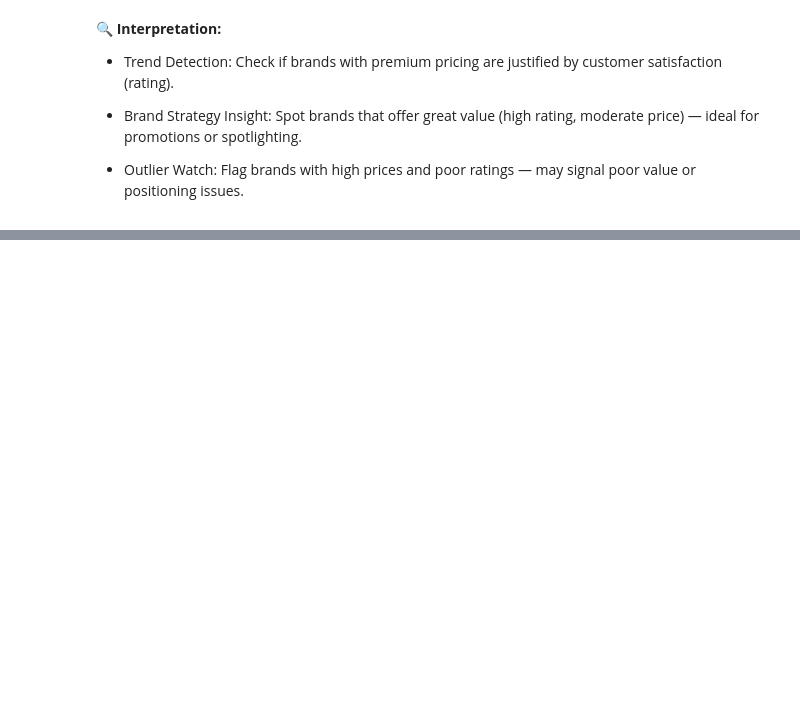
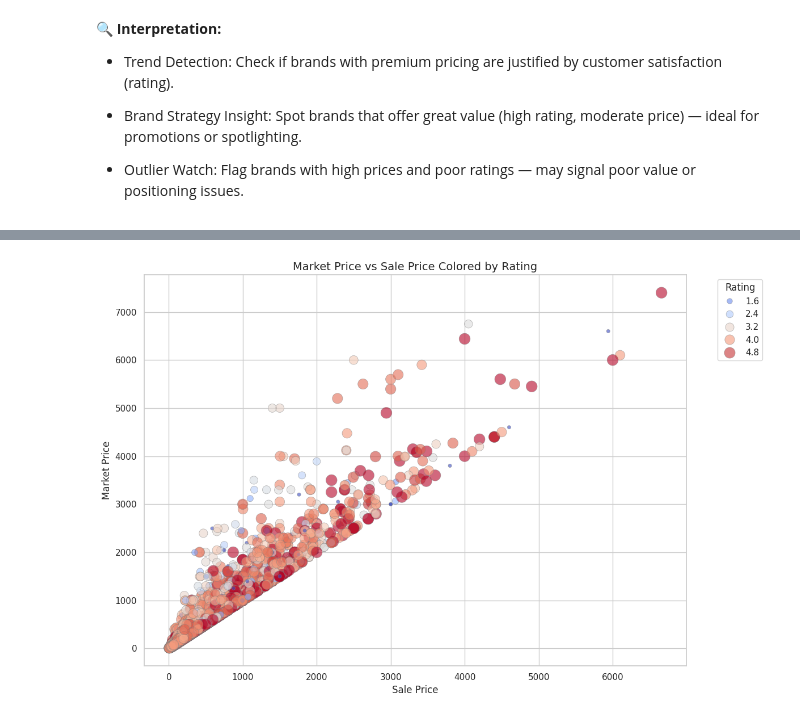
Before and after one commit to Rudrajit12/BigBasket-Product-Assortment-Optimization, a Jupyter notebook: BigBasket_Product_Assortment_Analysis.ipynb, the cells around one changed output, grey strips where cells are left out. Cells and saved outputs as stored; diff of their text form; code cells hidden in the pictures; blank space fills up the shorter version.

```diff
--- a/BigBasket_Product_Assortment_Analysis.ipynb
+++ b/BigBasket_Product_Assortment_Analysis.ipynb
@@ -1415,0 +1440,25 @@ plt.show()
+# %%
+plt.figure(figsize=(12, 8))
+
+scatter = sns.scatterplot(
+    data=bb_df,
+    x='sale_price',
+    y='market_price',
+    hue='rating',
+    size='rating',
+    palette='coolwarm',
+    sizes=(20, 200),
+    alpha=0.6,
+    edgecolor='gray',
+    linewidth=0.5
+)
+
+plt.title('Market Price vs Sale Price Colored by Rating', fontsize=14)
+plt.xlabel('Sale Price')
+plt.ylabel('Market Price')
+plt.legend(title='Rating', bbox_to_anchor=(1.05, 1), loc='upper left')
+plt.grid(True)
+plt.tight_layout()
+plt.show()
+# %% [output]
+[figure, added]
```
Also changed, not shown: parts of 35 cells of this notebook.
